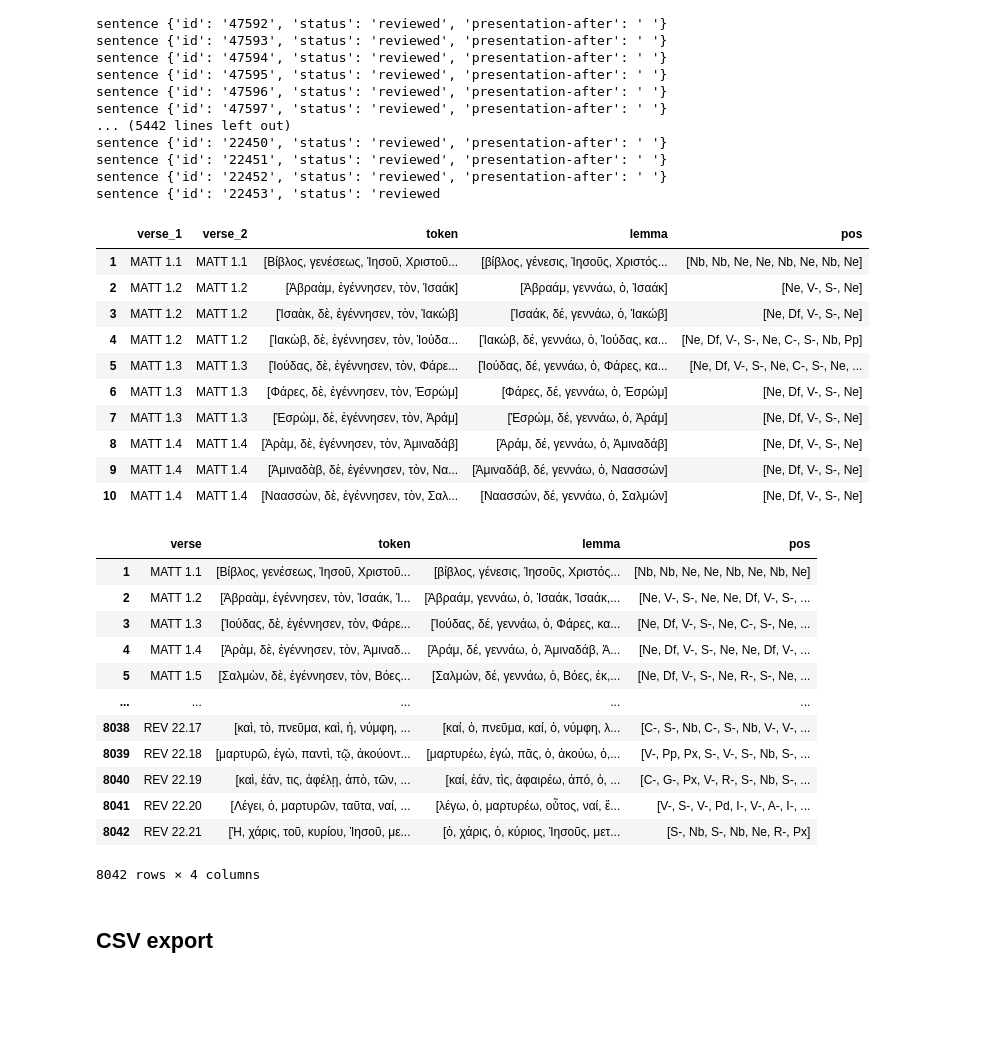
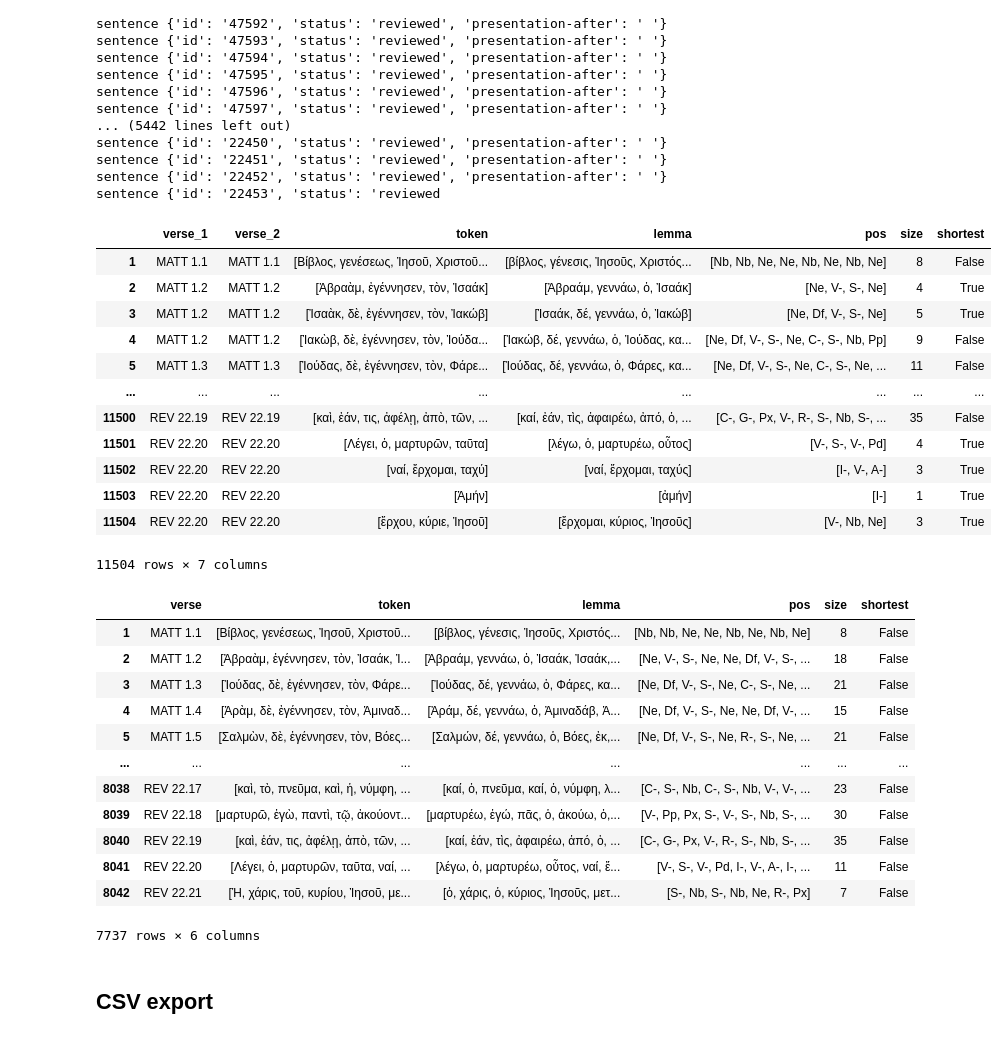
Before and after one commit to Tdelaselle/TextSiMetrics, a Jupyter notebook: Prepro_NT.ipynb, the cells around one changed output. Saved outputs shown, nothing was run; the diff lists cells and outputs as text; code cells hidden in the pictures; blank space fills up the shorter version.

Commit message:
Reorganisation of notebooks + Adding verification columns on NT and Ps dataframes

```diff
--- a/Prepro_NT.ipynb
+++ b/Prepro_NT.ipynb
@@ -63,44 +62,52 @@ NT_sentence = pd.DataFrame(columns=['verse_1', 'verse_2', 'token', 'lemma', 'pos
 
 token_list = []
 lemma_list = []
 pos_list = []
 v1 = ''
 v2 = ''
 sentence_id = ''
 for elem in root.iter():
     if elem.tag == 'sentence':
         NT_sentence.loc[len(NT_sentence)] = [v1, v2, token_list, lemma_list, pos_list]
         token_list = []
         lemma_list = []
         pos_list = []
         v1 = ''
 
     if elem.get('lemma') is not None:
         if v1 == '':
             v1 = elem.get('citation-part')
         lemma_list.append(str(elem.get('lemma')))
         pos_list.append(str(elem.get('part-of-speech')))
         token_list.append(str(elem.get('form')))
 
     if elem.get('citation-part') is not None:
         v2 = elem.get('citation-part')
 
 # Delete first line of NT_sentence
 NT_sentence = NT_sentence.drop(NT_sentence.index[0])
 
+# add a column named 'size' containing the length of the 'token' column
+NT_sentence['size'] = NT_sentence['token'].apply(lambda x: len(x))
+
+# add a boolean column named 'shortest' containing True if the 'size' column is less than 7
+NT_sentence['shortest'] = NT_sentence['size'] < 7
+
 display(NT_sentence)
 # %% [output]
-|  | verse_1 | verse_2 | token | lemma | pos |
-| 1 | MATT 1.1 | MATT 1.1 | [Βίβλος, γενέσεως, Ἰησοῦ, Χριστοῦ... | [βίβλος, γένεσις, Ἰησοῦς, Χριστός... | [Nb, Nb, Ne, Ne, Nb, Ne, Nb, Ne] |
-| 2 | MATT 1.2 | MATT 1.2 | [Ἀβραὰμ, ἐγέννησεν, τὸν, Ἰσαάκ] | [Ἀβραάμ, γεννάω, ὁ, Ἰσαάκ] | [Ne, V-, S-, Ne] |
-| 3 | MATT 1.2 | MATT 1.2 | [Ἰσαὰκ, δὲ, ἐγέννησεν, τὸν, Ἰακώβ] | [Ἰσαάκ, δέ, γεννάω, ὁ, Ἰακώβ] | [Ne, Df, V-, S-, Ne] |
-| 4 | MATT 1.2 | MATT 1.2 | [Ἰακὼβ, δὲ, ἐγέννησεν, τὸν, Ἰούδα... | [Ἰακώβ, δέ, γεννάω, ὁ, Ἰούδας, κα... | [Ne, Df, V-, S-, Ne, C-, S-, Nb, Pp] |
-| 5 | MATT 1.3 | MATT 1.3 | [Ἰούδας, δὲ, ἐγέννησεν, τὸν, Φάρε... | [Ἰούδας, δέ, γεννάω, ὁ, Φάρες, κα... | [Ne, Df, V-, S-, Ne, C-, S-, Ne, ... |
-| 6 | MATT 1.3 | MATT 1.3 | [Φάρες, δὲ, ἐγέννησεν, τὸν, Ἑσρώμ] | [Φάρες, δέ, γεννάω, ὁ, Ἑσρώμ] | [Ne, Df, V-, S-, Ne] |
-| 7 | MATT 1.3 | MATT 1.3 | [Ἑσρὼμ, δὲ, ἐγέννησεν, τὸν, Ἀράμ] | [Ἑσρώμ, δέ, γεννάω, ὁ, Ἀράμ] | [Ne, Df, V-, S-, Ne] |
-| 8 | MATT 1.4 | MATT 1.4 | [Ἀρὰμ, δὲ, ἐγέννησεν, τὸν, Ἀμιναδάβ] | [Ἀράμ, δέ, γεννάω, ὁ, Ἀμιναδάβ] | [Ne, Df, V-, S-, Ne] |
-| 9 | MATT 1.4 | MATT 1.4 | [Ἀμιναδὰβ, δὲ, ἐγέννησεν, τὸν, Να... | [Ἀμιναδάβ, δέ, γεννάω, ὁ, Ναασσών] | [Ne, Df, V-, S-, Ne] |
-| 10 | MATT 1.4 | MATT 1.4 | [Ναασσὼν, δὲ, ἐγέννησεν, τὸν, Σαλ... | [Ναασσών, δέ, γεννάω, ὁ, Σαλμών] | [Ne, Df, V-, S-, Ne] |
+|  | verse_1 | verse_2 | token | lemma | pos | size | shortest |
+| 1 | MATT 1.1 | MATT 1.1 | [Βίβλος, γενέσεως, Ἰησοῦ, Χριστοῦ... | [βίβλος, γένεσις, Ἰησοῦς, Χριστός... | [Nb, Nb, Ne, Ne, Nb, Ne, Nb, Ne] | 8 | False |
+| 2 | MATT 1.2 | MATT 1.2 | [Ἀβραὰμ, ἐγέννησεν, τὸν, Ἰσαάκ] | [Ἀβραάμ, γεννάω, ὁ, Ἰσαάκ] | [Ne, V-, S-, Ne] | 4 | True |
+| 3 | MATT 1.2 | MATT 1.2 | [Ἰσαὰκ, δὲ, ἐγέννησεν, τὸν, Ἰακώβ] | [Ἰσαάκ, δέ, γεννάω, ὁ, Ἰακώβ] | [Ne, Df, V-, S-, Ne] | 5 | True |
+| 4 | MATT 1.2 | MATT 1.2 | [Ἰακὼβ, δὲ, ἐγέννησεν, τὸν, Ἰούδα... | [Ἰακώβ, δέ, γεννάω, ὁ, Ἰούδας, κα... | [Ne, Df, V-, S-, Ne, C-, S-, Nb, Pp] | 9 | False |
+| 5 | MATT 1.3 | MATT 1.3 | [Ἰούδας, δὲ, ἐγέννησεν, τὸν, Φάρε... | [Ἰούδας, δέ, γεννάω, ὁ, Φάρες, κα... | [Ne, Df, V-, S-, Ne, C-, S-, Ne, ... | 11 | False |
+| ... | ... | ... | ... | ... | ... | ... | ... |
+| 11500 | REV 22.19 | REV 22.19 | [καὶ, ἐάν, τις, ἀφέλῃ, ἀπὸ, τῶν, ... | [καί, ἐάν, τὶς, ἀφαιρέω, ἀπό, ὁ, ... | [C-, G-, Px, V-, R-, S-, Nb, S-, ... | 35 | False |
+| 11501 | REV 22.20 | REV 22.20 | [Λέγει, ὁ, μαρτυρῶν, ταῦτα] | [λέγω, ὁ, μαρτυρέω, οὗτος] | [V-, S-, V-, Pd] | 4 | True |
+| 11502 | REV 22.20 | REV 22.20 | [ναί, ἔρχομαι, ταχύ] | [ναί, ἔρχομαι, ταχύς] | [I-, V-, A-] | 3 | True |
+| 11503 | REV 22.20 | REV 22.20 | [Ἀμήν] | [ἀμήν] | [I-] | 1 | True |
+| 11504 | REV 22.20 | REV 22.20 | [ἔρχου, κύριε, Ἰησοῦ] | [ἔρχομαι, κύριος, Ἰησοῦς] | [V-, Nb, Ne] | 3 | True |
+11504 rows × 7 columns
 # %%
 # Build dataframe listed by verse, from TEI root
 
@@ -126,21 +133,30 @@ for elem in root.iter():
 # Delete first line of NT
 NT = NT.drop(NT.index[0])
 
+# add a column named 'size' containing the length of the 'token' column
+NT['size'] = NT['token'].apply(lambda x: len(x))
+
+# Delete all lines where token is empty
+NT = NT.drop(NT[NT['token'].str.len() == 0].index)
+
+# add a boolean column named 'shortest' containing True if the 'size' column is less than 7
+NT['shortest'] = NT['size'] < 7
+
 display(NT)
 # %% [output]
-|  | verse | token | lemma | pos |
-| 1 | MATT 1.1 | [Βίβλος, γενέσεως, Ἰησοῦ, Χριστοῦ... | [βίβλος, γένεσις, Ἰησοῦς, Χριστός... | [Nb, Nb, Ne, Ne, Nb, Ne, Nb, Ne] |
-| 2 | MATT 1.2 | [Ἀβραὰμ, ἐγέννησεν, τὸν, Ἰσαάκ, Ἰ... | [Ἀβραάμ, γεννάω, ὁ, Ἰσαάκ, Ἰσαάκ,... | [Ne, V-, S-, Ne, Ne, Df, V-, S-, ... |
-| 3 | MATT 1.3 | [Ἰούδας, δὲ, ἐγέννησεν, τὸν, Φάρε... | [Ἰούδας, δέ, γεννάω, ὁ, Φάρες, κα... | [Ne, Df, V-, S-, Ne, C-, S-, Ne, ... |
-| 4 | MATT 1.4 | [Ἀρὰμ, δὲ, ἐγέννησεν, τὸν, Ἀμιναδ... | [Ἀράμ, δέ, γεννάω, ὁ, Ἀμιναδάβ, Ἀ... | [Ne, Df, V-, S-, Ne, Ne, Df, V-, ... |
-| 5 | MATT 1.5 | [Σαλμὼν, δὲ, ἐγέννησεν, τὸν, Βόες... | [Σαλμών, δέ, γεννάω, ὁ, Βόες, ἐκ,... | [Ne, Df, V-, S-, Ne, R-, S-, Ne, ... |
-| ... | ... | ... | ... | ... |
-| 8038 | REV 22.17 | [καὶ, τὸ, πνεῦμα, καὶ, ἡ, νύμφη, ... | [καί, ὁ, πνεῦμα, καί, ὁ, νύμφη, λ... | [C-, S-, Nb, C-, S-, Nb, V-, V-, ... |
-| 8039 | REV 22.18 | [μαρτυρῶ, ἐγὼ, παντὶ, τῷ, ἀκούοντ... | [μαρτυρέω, ἐγώ, πᾶς, ὁ, ἀκούω, ὁ,... | [V-, Pp, Px, S-, V-, S-, Nb, S-, ... |
-| 8040 | REV 22.19 | [καὶ, ἐάν, τις, ἀφέλῃ, ἀπὸ, τῶν, ... | [καί, ἐάν, τὶς, ἀφαιρέω, ἀπό, ὁ, ... | [C-, G-, Px, V-, R-, S-, Nb, S-, ... |
-| 8041 | REV 22.20 | [Λέγει, ὁ, μαρτυρῶν, ταῦτα, ναί, ... | [λέγω, ὁ, μαρτυρέω, οὗτος, ναί, ἔ... | [V-, S-, V-, Pd, I-, V-, A-, I-, ... |
-| 8042 | REV 22.21 | [Ἡ, χάρις, τοῦ, κυρίου, Ἰησοῦ, με... | [ὁ, χάρις, ὁ, κύριος, Ἰησοῦς, μετ... | [S-, Nb, S-, Nb, Ne, R-, Px] |
+|  | verse | token | lemma | pos | size | shortest |
+| 1 | MATT 1.1 | [Βίβλος, γενέσεως, Ἰησοῦ, Χριστοῦ... | [βίβλος, γένεσις, Ἰησοῦς, Χριστός... | [Nb, Nb, Ne, Ne, Nb, Ne, Nb, Ne] | 8 | False |
+| 2 | MATT 1.2 | [Ἀβραὰμ, ἐγέννησεν, τὸν, Ἰσαάκ, Ἰ... | [Ἀβραάμ, γεννάω, ὁ, Ἰσαάκ, Ἰσαάκ,... | [Ne, V-, S-, Ne, Ne, Df, V-, S-, ... | 18 | False |
+| 3 | MATT 1.3 | [Ἰούδας, δὲ, ἐγέννησεν, τὸν, Φάρε... | [Ἰούδας, δέ, γεννάω, ὁ, Φάρες, κα... | [Ne, Df, V-, S-, Ne, C-, S-, Ne, ... | 21 | False |
+| 4 | MATT 1.4 | [Ἀρὰμ, δὲ, ἐγέννησεν, τὸν, Ἀμιναδ... | [Ἀράμ, δέ, γεννάω, ὁ, Ἀμιναδάβ, Ἀ... | [Ne, Df, V-, S-, Ne, Ne, Df, V-, ... | 15 | False |
+| 5 | MATT 1.5 | [Σαλμὼν, δὲ, ἐγέννησεν, τὸν, Βόες... | [Σαλμών, δέ, γεννάω, ὁ, Βόες, ἐκ,... | [Ne, Df, V-, S-, Ne, R-, S-, Ne, ... | 21 | False |
+| ... | ... | ... | ... | ... | ... | ... |
+| 8038 | REV 22.17 | [καὶ, τὸ, πνεῦμα, καὶ, ἡ, νύμφη, ... | [καί, ὁ, πνεῦμα, καί, ὁ, νύμφη, λ... | [C-, S-, Nb, C-, S-, Nb, V-, V-, ... | 23 | False |
+| 8039 | REV 22.18 | [μαρτυρῶ, ἐγὼ, παντὶ, τῷ, ἀκούοντ... | [μαρτυρέω, ἐγώ, πᾶς, ὁ, ἀκούω, ὁ,... | [V-, Pp, Px, S-, V-, S-, Nb, S-, ... | 30 | False |
+| 8040 | REV 22.19 | [καὶ, ἐάν, τις, ἀφέλῃ, ἀπὸ, τῶν, ... | [καί, ἐάν, τὶς, ἀφαιρέω, ἀπό, ὁ, ... | [C-, G-, Px, V-, R-, S-, Nb, S-, ... | 35 | False |
+| 8041 | REV 22.20 | [Λέγει, ὁ, μαρτυρῶν, ταῦτα, ναί, ... | [λέγω, ὁ, μαρτυρέω, οὗτος, ναί, ἔ... | [V-, S-, V-, Pd, I-, V-, A-, I-, ... | 11 | False |
+| 8042 | REV 22.21 | [Ἡ, χάρις, τοῦ, κυρίου, Ἰησοῦ, με... | [ὁ, χάρις, ὁ, κύριος, Ἰησοῦς, μετ... | [S-, Nb, S-, Nb, Ne, R-, Px] | 7 | False |
-8042 rows × 4 columns
+7737 rows × 6 columns
 # %% [markdown]
 ## CSV export
 # %%
```
Also changed, not shown: parts of 2 cells of this notebook, 6 other files.
